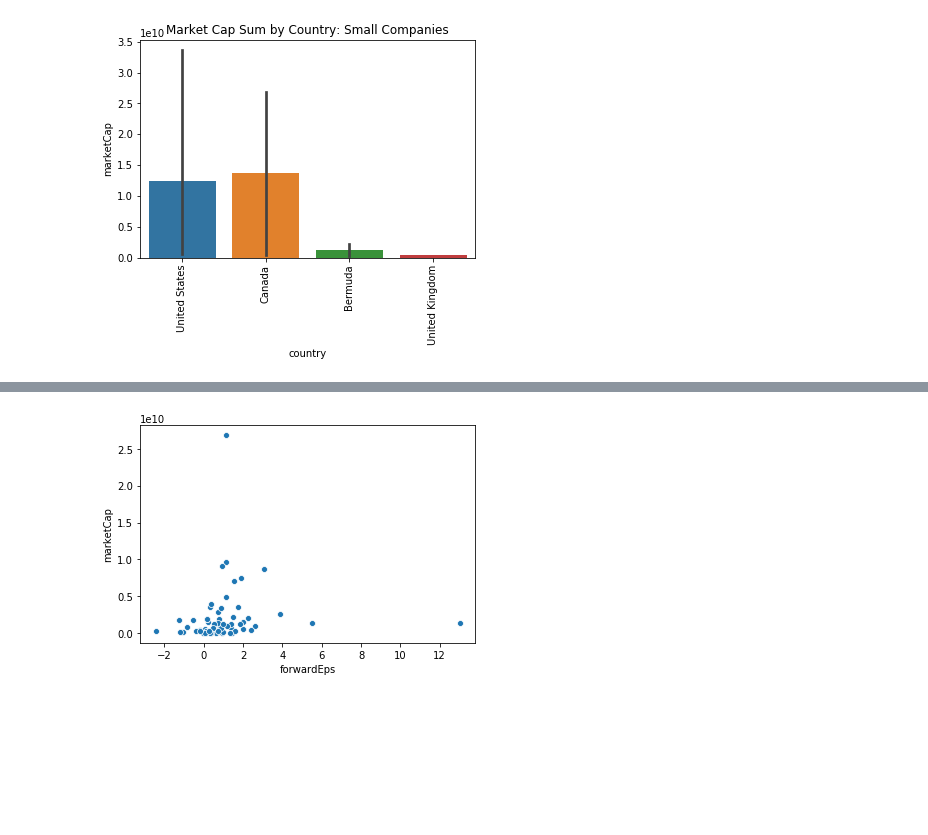
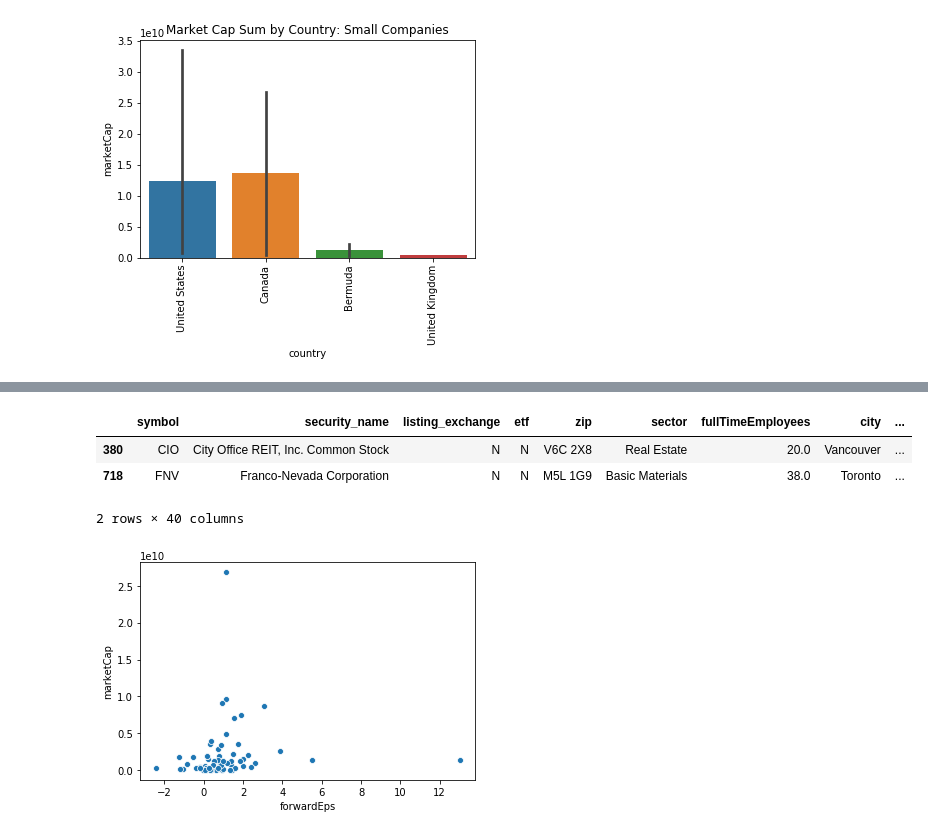
Before and after one commit to ipatel467/Stock-Market-Analysis, a Jupyter notebook: StocksP2.ipynb, the cells around one changed output, grey strips where cells are left out. Drawn from its saved outputs; the diff is of its cells as text; code cells hidden in the pictures; blank space fills up the shorter version.

```diff
--- a/StocksP2.ipynb
+++ b/StocksP2.ipynb
@@ -592,3 +572,10 @@ small.head()
+# %%
+small[small['country']=='Canada']
+# %% [output]
+|  | symbol | security_name | listing_exchange | etf | zip | sector | fullTimeEmployees | city | ... |
+| 380 | CIO | City Office REIT, Inc. Common Stock | N | N | V6C 2X8 | Real Estate | 20.0 | Vancouver | ... |
+| 718 | FNV | Franco-Nevada Corporation | N | N | M5L 1G9 | Basic Materials | 38.0 | Toronto | ... |
+2 rows × 40 columns
 # %%
 sns.scatterplot(data = small, x = 'forwardEps', y = 'marketCap');
 # %% [output]
```
Also changed, not shown: parts of 24 cells of this notebook.
